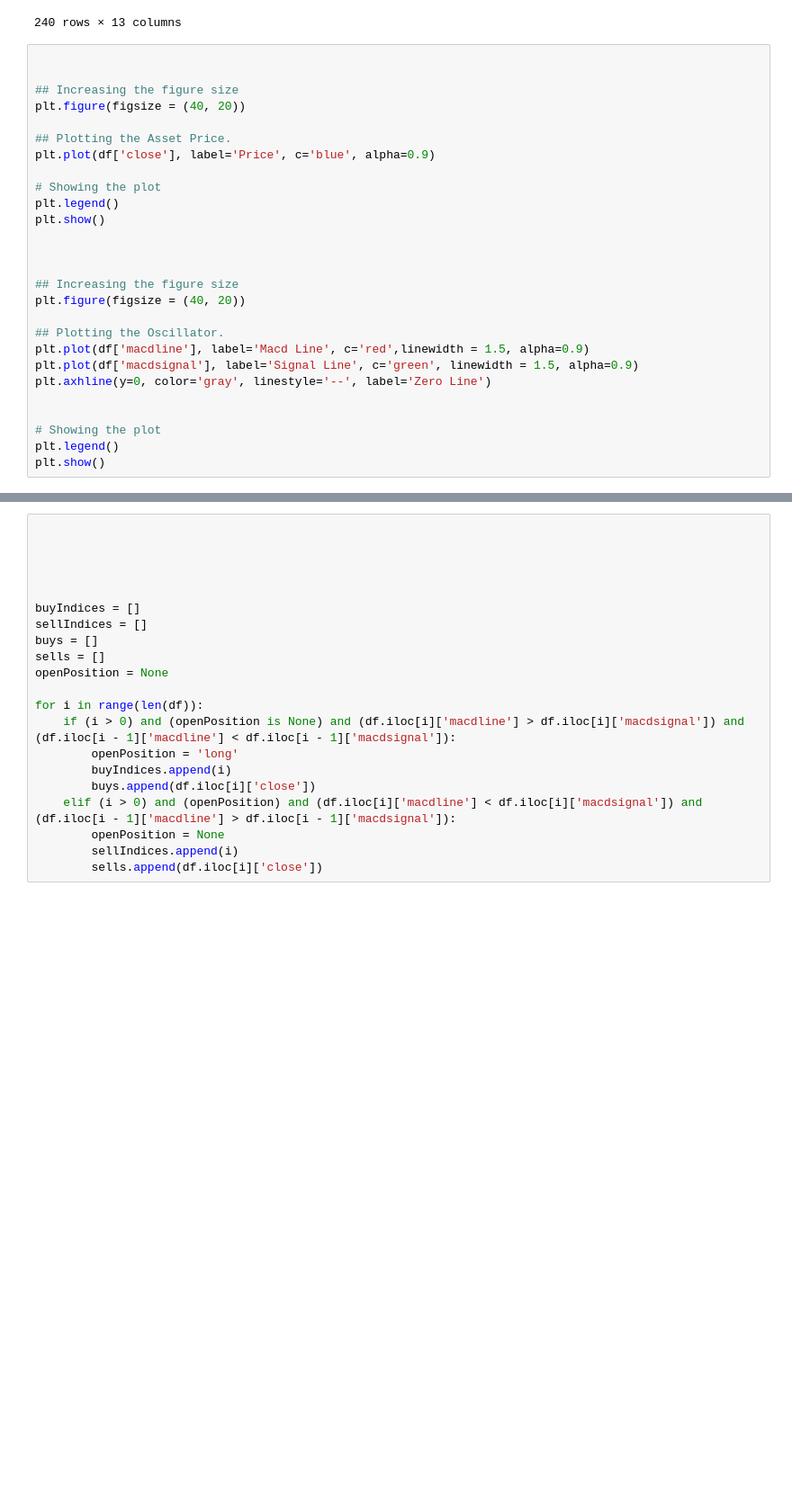
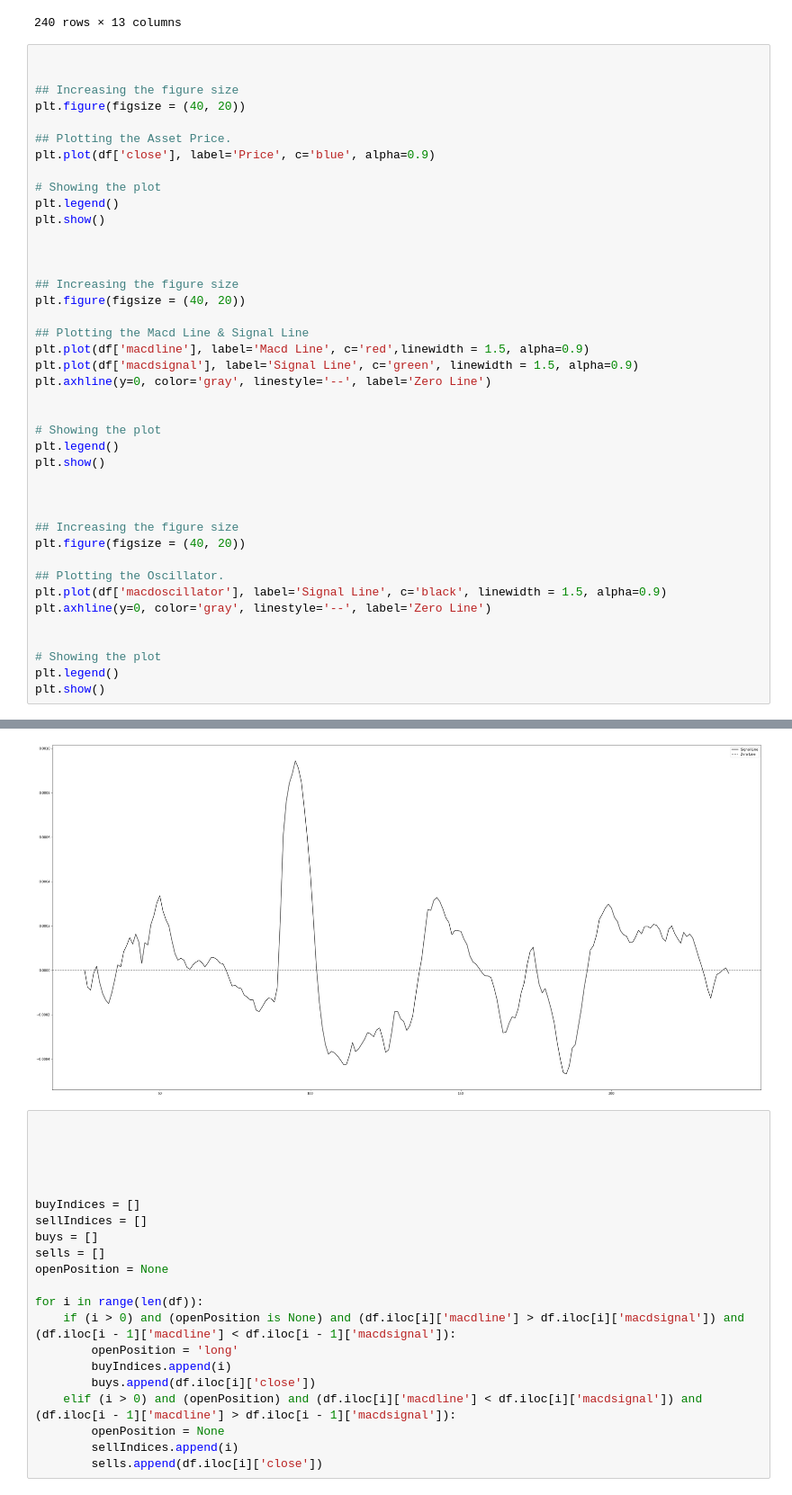
Before and after one commit to Sparsh-Kumar/trend-following-strategies, a Jupyter notebook: macd.ipynb, the cells around one changed output, grey strips where cells are left out. Shown at 90% size. Saved outputs shown, nothing was run; the diff lists cells and outputs as text; blank space fills up the shorter version.

Commit message:
macd oscillator plot included.

```diff
--- a/macd.ipynb
+++ b/macd.ipynb
@@ -124,33 +124,48 @@ df
 # %%
 
 
 ## Increasing the figure size
 plt.figure(figsize = (40, 20))
 
 ## Plotting the Asset Price.
 plt.plot(df['close'], label='Price', c='blue', alpha=0.9)
 
 # Showing the plot
 plt.legend()
 plt.show()
 
 
 
 ## Increasing the figure size
 plt.figure(figsize = (40, 20))
 
-## Plotting the Oscillator.
+## Plotting the Macd Line & Signal Line
 plt.plot(df['macdline'], label='Macd Line', c='red',linewidth = 1.5, alpha=0.9)
 plt.plot(df['macdsignal'], label='Signal Line', c='green', linewidth = 1.5, alpha=0.9)
 plt.axhline(y=0, color='gray', linestyle='--', label='Zero Line')
 
 
 # Showing the plot
 plt.legend()
 plt.show()
+
+
+
+## Increasing the figure size
+plt.figure(figsize = (40, 20))
+
+## Plotting the Oscillator.
+plt.plot(df['macdoscillator'], label='Signal Line', c='black', linewidth = 1.5, alpha=0.9)
+plt.axhline(y=0, color='gray', linestyle='--', label='Zero Line')
+
+
+# Showing the plot
+plt.legend()
+plt.show()
 # %% [output]
 [figure]
 [figure]
+[figure, added]
 # %%
 
 
```
